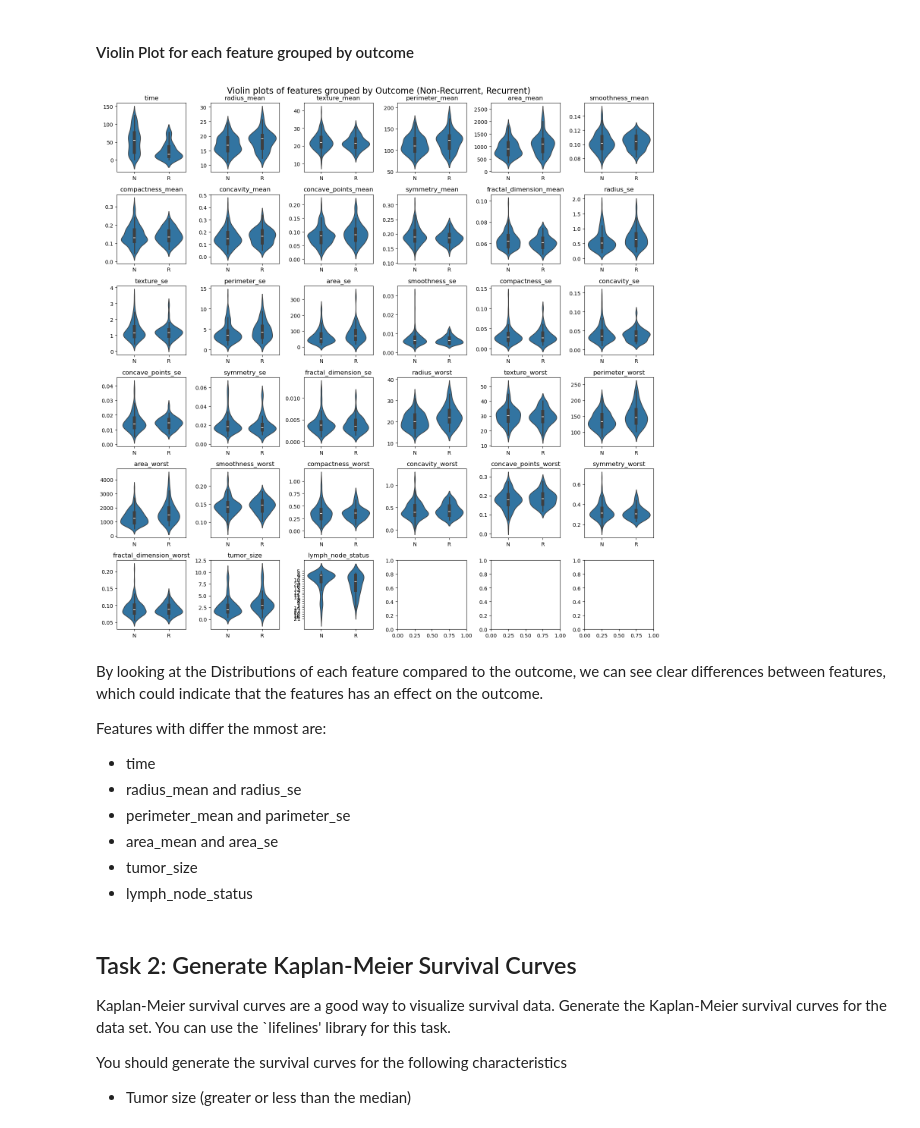
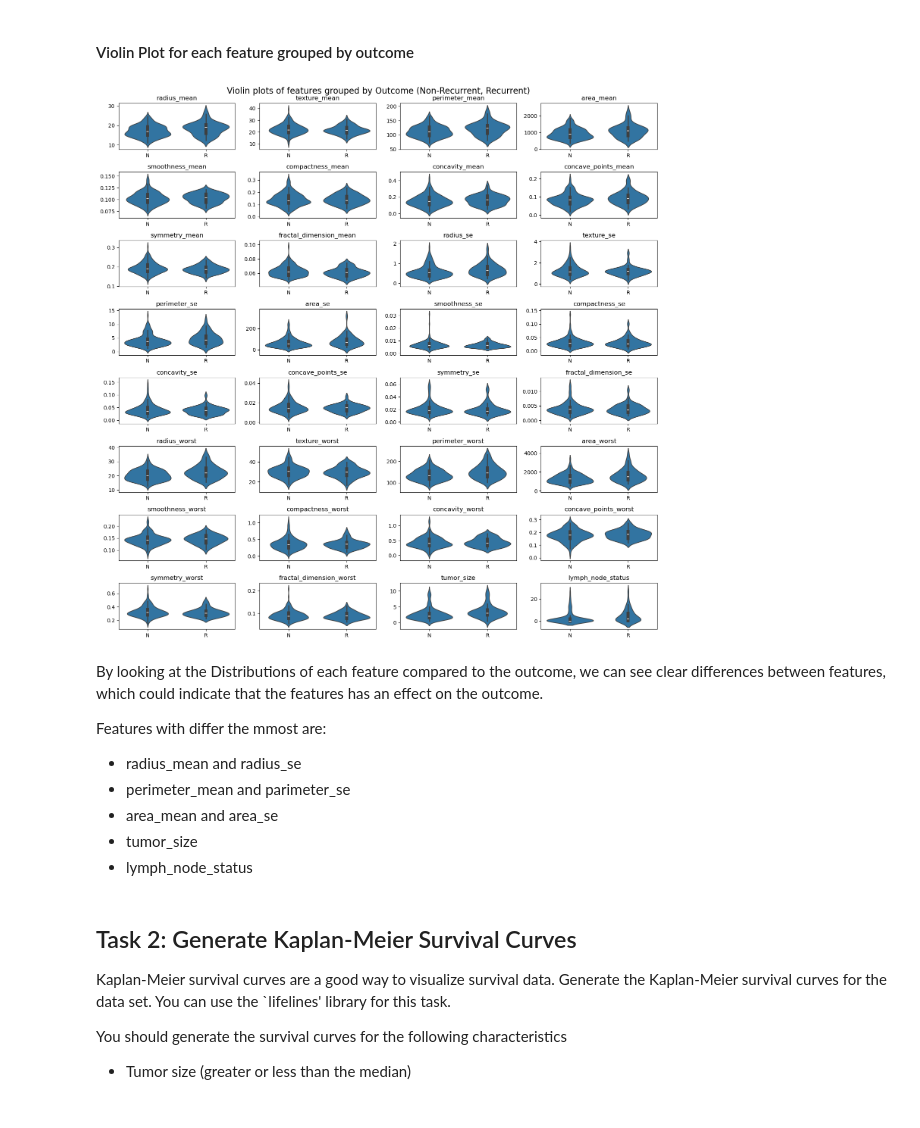
Before and after one commit to JulianMeigen/ML-handson, a Jupyter notebook: notebooks/tmp_julian.ipynb, the cells around one changed output. Drawn from its saved outputs; the diff is of its cells as text; code cells hidden in the pictures.

```diff
--- a/notebooks/tmp_julian.ipynb
+++ b/notebooks/tmp_julian.ipynb
@@ -95,26 +95,28 @@ data.head()
 | 843483 | N | 123 | 11.42 | 20.38 | 77.58 | 386.1 | 0.14250 | ... |
 | 843584 | R | 27 | 20.29 | 14.34 | 135.10 | 1297.0 | 0.10030 | ... |
 5 rows × 34 columns
+# %%
+# Convert lymph_node_status to float, replacing "?" with NaN
+data.lymph_node_status = data.lymph_node_status.where(data.lymph_node_status != "?", np.nan).astype("float")
 # %% [markdown]
 ### Explore the Data
 # %% [markdown]
 #### Violin Plot for each feature grouped by outcome
 # %%
-fig, axes = plt.subplots(6,6, figsize=(15,15))
-for i, col in enumerate(data.columns[1:]):
-    sns.violinplot(x=data["outcome"], y=data[col], ax=axes[i//6, i%6])
-    axes[i//6, i%6].set_title(col)
-    axes[i//6, i%6].set_xlabel("")
-    axes[i//6, i%6].set_ylabel("")
+fig, axes = plt.subplots(8,4, figsize=(15,15))
+for i, col in enumerate(data.columns[2:]):
+    sns.violinplot(x=data["outcome"], y=data[col], ax=axes[i//4, i%4])
+    axes[i//4, i%4].set_title(col)
+    axes[i//4, i%4].set_xlabel("")
+    axes[i//4, i%4].set_ylabel("")
 fig.suptitle("Violin plots of features grouped by Outcome (Non-Recurrent, Recurrent)", fontsize=16)
 plt.tight_layout()
 # %% [output]
-[figure, old version]
+[figure, new version]
 # %% [markdown]
 By looking at the Distributions of each feature compared to the outcome, we can see clear differences between features, which could indicate that the features has an effect on the outcome.
 
 Features with differ the mmost are:
-- time
 - radius_mean and radius_se
 - perimeter_mean and parimeter_se
 - area_mean and area_se
```
Also changed, not shown: 1 other file.
